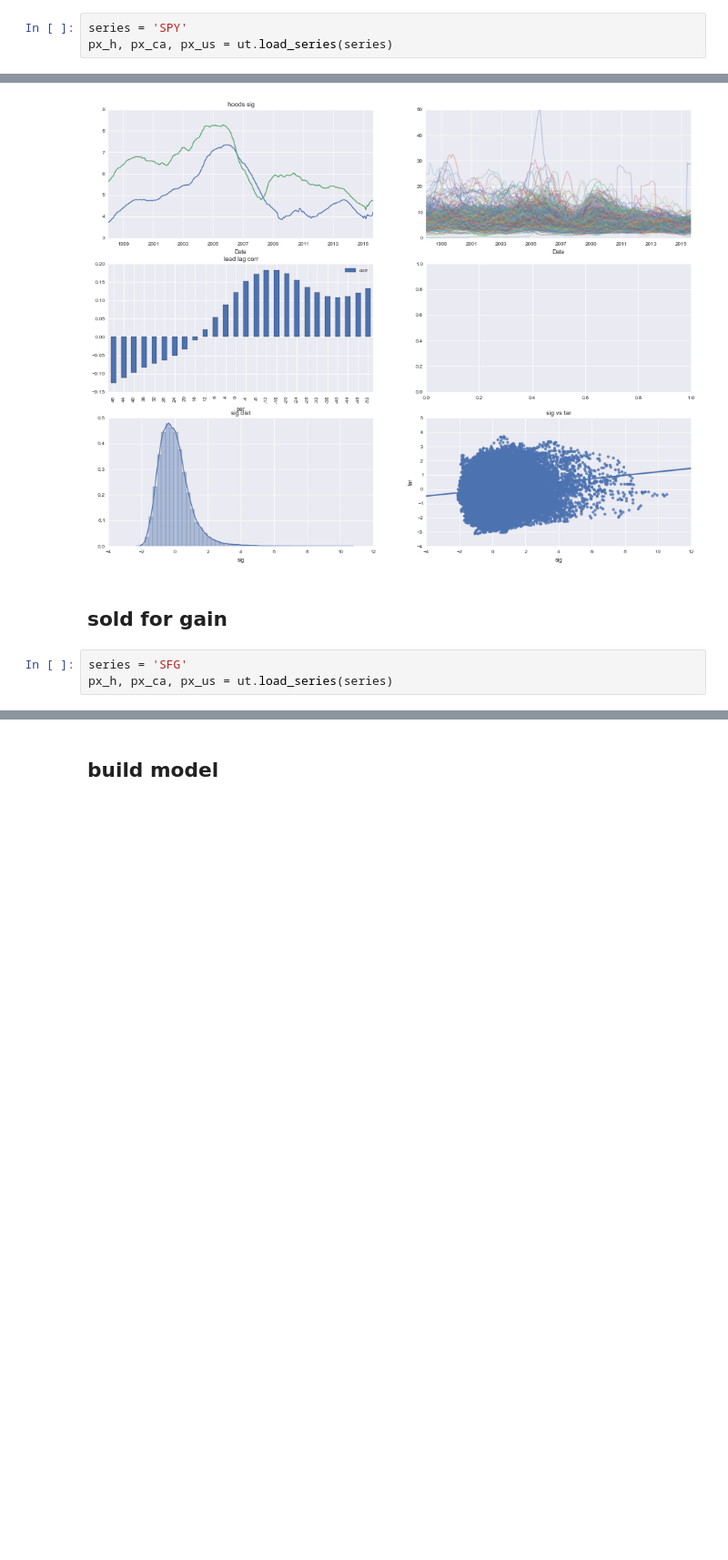
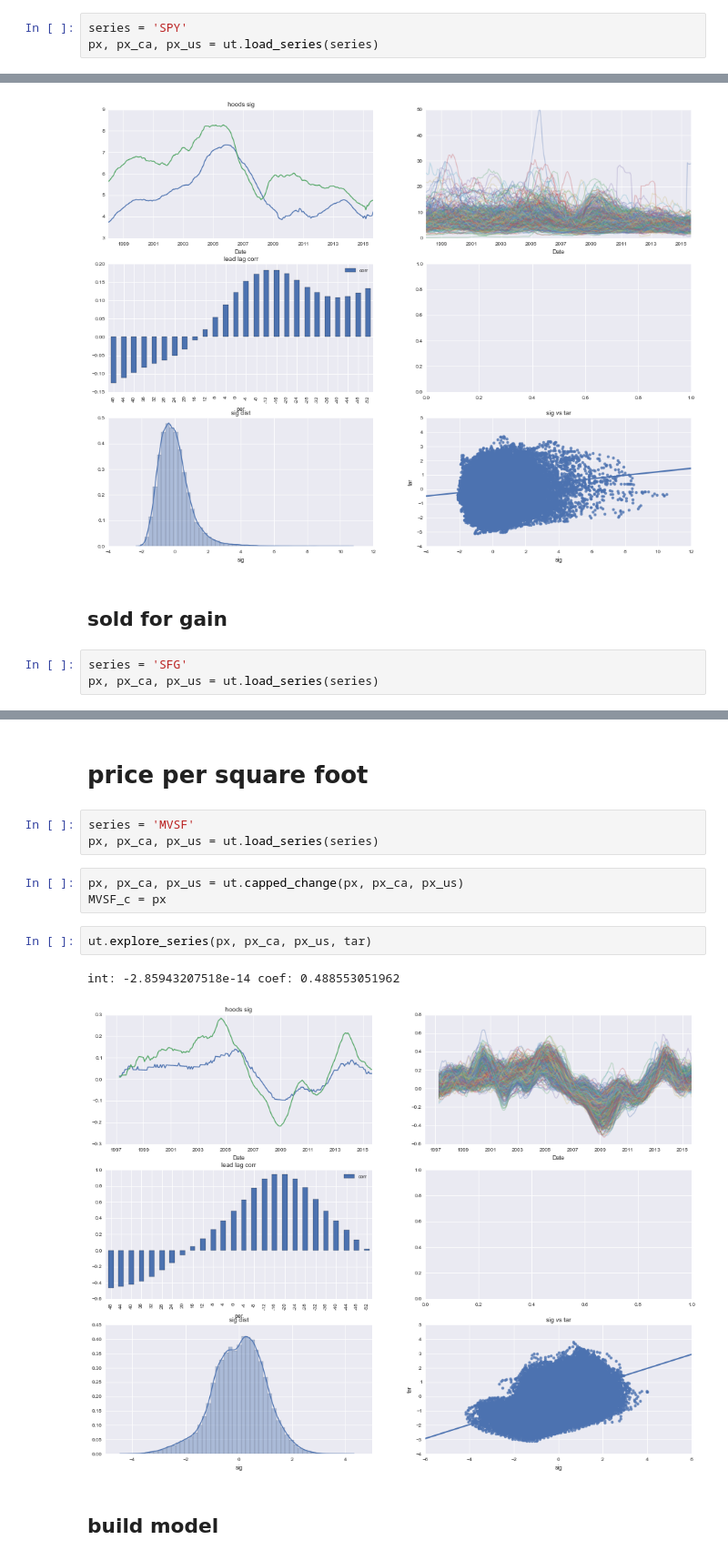
Before and after one commit to rhouck/re, a Jupyter notebook: explore2.ipynb, the cells around one changed output, grey strips where cells are left out. Shown at 91% size. Cells and saved outputs as stored; diff of their text form; blank space fills up the shorter version.

```diff
--- a/explore2.ipynb
+++ b/explore2.ipynb
@@ -63,5 +64,5 @@ px_h
 ## turnover in housing market in past year
 # %%
 series = 'SPY'
-px_h, px_ca, px_us = ut.load_series(series)
+px, px_ca, px_us = ut.load_series(series)
 # %%
@@ -73,4 +74,4 @@ int: -4.63035810897e-15 coef: 0.12150467813
 ## sold for gain
 # %%
 series = 'SFG'
-px_h, px_ca, px_us = ut.load_series(series)
+px, px_ca, px_us = ut.load_series(series)
@@ -90,6 +83,19 @@ ut.explore_series(px_h, px_ca, px_us, tar)
 # %% [output]
 int: 4.45931763155e-15  coef: 0.158829595428
 [figure]
+# %% [markdown]
+# price per square foot
+# %%
+series = 'MVSF'
+px, px_ca, px_us = ut.load_series(series)
+# %%
+px, px_ca, px_us = ut.capped_change(px, px_ca, px_us)
+MVSF_c = px
+# %%
+ut.explore_series(px, px_ca, px_us, tar)
+# %% [output]
+int: -2.85943207518e-14 coef: 0.488553051962
+[figure, added]
 # %% [markdown]
 ## build model
 # %%
```
Also changed, not shown: parts of 19 cells of this notebook, 1 other file.
